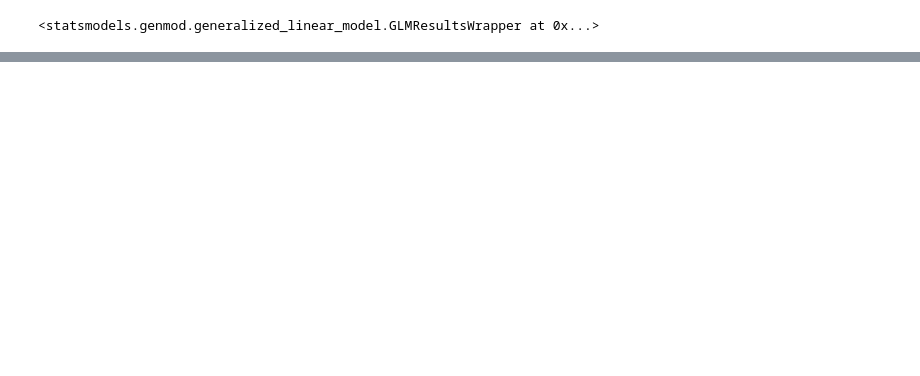
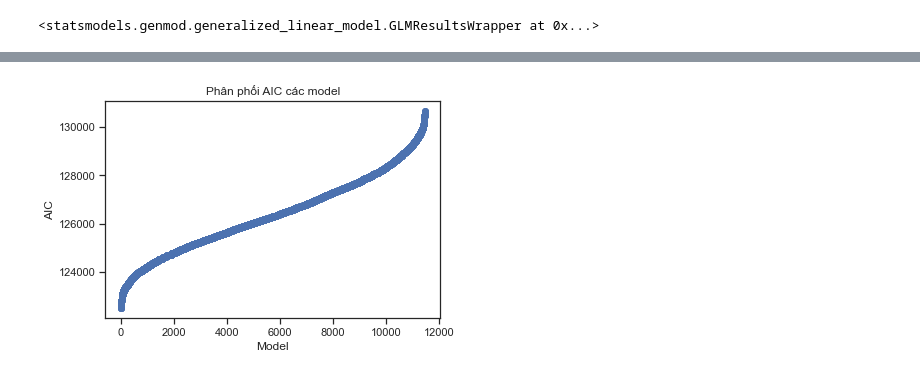
Before and after one commit to thanhcong1321/Project_GLM, a Jupyter notebook: Project_glm/Modeling.ipynb, the cells around one changed output, grey strips where cells are left out. Drawn from its saved outputs; the diff is of its cells as text; code cells hidden in the pictures; blank space fills up the shorter version.

```diff
--- a/Project_glm/Modeling.ipynb
+++ b/Project_glm/Modeling.ipynb
@@ -128,7 +186,7 @@ Index(['Cheb', 'Urban', 'Region', 'Pregnant', 'Religion', 'Hhha', 'Age1stmar',
 import statsmodels.api as sm
 import statsmodels.formula.api as smf
 # %%
-fml = 'Cheb ~ Urban + Region + Religion + Hhha + Age1stmar + Pregterm + Age1stbirth + Curwor + Woc + Fp + Childdesire + Kidsex + Kidalive + Kidtwin + Education + Perweight'
+fml = 'Cheb ~ Urban + Region + Religion + Hhha + Age1stmar + Pregterm + Age1stbirth + Curwor + Woc + Fp + Childdesire + Kidsex + Kidalive + Kidtwin + Education'
 
 model = smf.glm(formula = fml, data=df, family=sm.families.Poisson())
 result = model.fit()
@@ -169,0 +297,25 @@ Perweight                            -0.0129      0.005     -2.647      0.008
+# %%
+# Vét cạn toàn bộ các model có thể có (chưa tính kết hợp các features với nhau)
+features = ['Urban', 'Region', 'Pregnant', 'Religion', 'Hhha', 'Age1stmar',
+       'Pregterm', 'Age1stbirth', 'Curwor', 'Woc', 'Fp', 'Childdesire',
+       'Kidsex', 'Kidalive', 'Kidtwin', 'Education']
+
+models = []
+formulas = []
+cols = ["model", "deviance", "pearson_chi2", "llf", "df_resid", "AIC", "Chisq"]
+for i in range(2, len(features)+1):
+    combs = combinations(features, i)
+    for i in combs:
+        formulas.append('Cheb ~ ' + " + ".join(i))
+
+for i in tqdm(range(len(formulas))):
+    model = smf.glm(formula=formulas[i], data=df, family=sm.families.Poisson())
+    result = model.fit()
+    chisq = 1 - stats.chi2.cdf(result.deviance, result.df_resid)
+    if chisq > 0.05:
+        models.append([formulas[i], result.deviance,result.pearson_chi2,result.llf,result.df_resid,result.aic, chisq])
+
+models = pd.DataFrame(models,columns = cols)
+# %%
+models = models.sort_values("AIC").reset_index(drop=True)
+models.head(10)
@@ -169,0 +334,8 @@ Perweight                            -0.0129      0.005     -2.647      0.008
+# %%
+plt.scatter(range(models.shape[0]),models['AIC'])
+plt.title("Phân phối AIC của các model")
+plt.xlabel("Model")
+plt.ylabel("AIC")
+plt.show()
+# %% [output]
+[figure, added]
```
Also changed, not shown: parts of 26 cells of this notebook.
